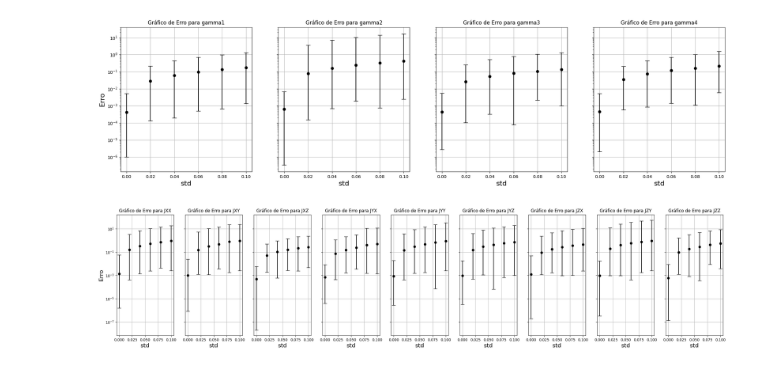
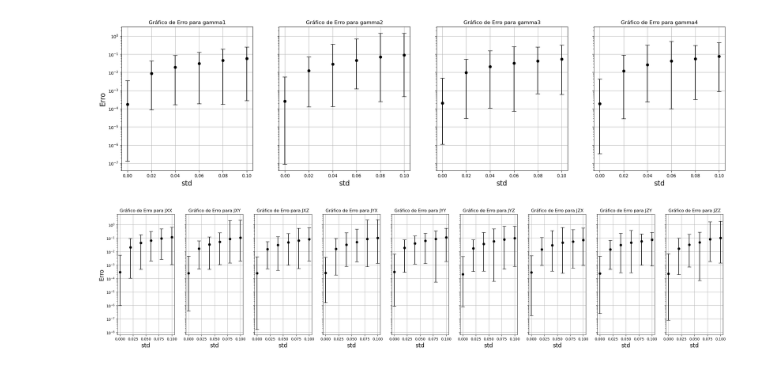
Before and after one commit to GubioGL/PINNverse_for_open_quantum_system, a Jupyter notebook: No fields/analise_dos_resultados.ipynb, the cells around one changed output. Cells and saved outputs as stored; diff of their text form; code cells hidden in the pictures.

```diff
--- a/No fields/analise_dos_resultados.ipynb
+++ b/No fields/analise_dos_resultados.ipynb
@@ -15,7 +15,7 @@ for std in [0,0.02,0.04,0.06,0.08,0.1]:
 
     # Loop para carregar os arquivos e calcular os erros
     for i in range(5, 101):
-        caminho = f"C:/Users/gubio/Pesquisa/PINN for open quantum system/No fields/data/parametro_nofields_N{N}_seed{i}_std{std}.csv"
+        caminho = f"C:/Users/Gubio/CODESACE/Pinn inverse for opem quantum system/No fields/data/parametro_nofields_N{N}_seed{i}_std{std}.csv"
 
         df = pd.read_csv(caminho, index_col=0)
 
@@ -159,14 +159,14 @@ N = 50
 for std in [0,0.02,0.04,0.06,0.08,0.1]:
     # Loop para carregar os arquivos e calcular os erros
     for i in range(1, 101):
-        caminho = f"C:/Users/gubio/Pesquisa/PINN for open quantum system/No fields/data/parametro_nofields_N{N}_seed{i}_std{std}.csv"
+        caminho = f"C:/Users/Gubio/CODESACE/Pinn inverse for opem quantum system/No fields/data/parametro_nofields_N{N}_seed{i}_std{std}.csv"
         df = pd.read_csv(caminho, index_col=0)
 
         # Calculando erros
         valor_real = df['treino'].str.strip('[]').astype(float)
         valor_previsto = df['previsto'].str.strip('[]').astype(float)
 
-        erro_abs = np.abs(valor_real - valor_previsto)/valor_real # MAPE
+        erro_abs = np.abs(valor_real - valor_previsto)#/valor_real # MAPE
 
         # Removendo Js0 e Js1
         erro_abs = erro_abs.drop(index=['JXX','JXY', 'JXZ', 'JYX', 'JYY', 'JYZ', 'JZX', 'JZY', 'JZZ'], errors='ignore')
@@ -198,7 +198,7 @@ for ax, (j, valores) in zip(axs, erros_abs_acumulados_por_parametro.items()):
 axs[0].set_ylabel('Erro', fontsize=16)
 plt.show()
 # %% [output]
-[figure, old version]
+[figure, new version]
 # %%
 # Inicializando listas para armazenar os erros acumulados para cada parâmetro
 erros_abs_acumulados_por_parametro = {j: [] for j in ['JXX','JXY', 'JXZ', 'JYX', 'JYY', 'JYZ', 'JZX', 'JZY', 'JZZ']}
@@ -206,43 +206,43 @@ N = 50
 for std in [0,0.02,0.04,0.06,0.08,0.1]:
     # Loop para carregar os arquivos e calcular os erros
     for i in range(1, 101):
-        caminho = f"C:/Users/gubio/Pesquisa/PINN for open quantum system/No fields/data/parametro_nofields_N{N}_seed{i}_std{std}.csv"
+        caminho = f"C:/Users/Gubio/CODESACE/Pinn inverse for opem quantum system/No fields/data/parametro_nofields_N{N}_seed{i}_std{std}.csv"
         df = pd.read_csv(caminho, index_col=0)
 
         # Calculando erros
         valor_real = df['treino'].str.strip('[]').astype(float)
         valor_previsto = df['previsto'].str.strip('[]').astype(float)
 
-        erro_abs = np.abs(valor_real - valor_previsto)/abs(valor_real) # MAPE
+        erro_abs = np.abs(valor_real - valor_previsto)#/abs(valor_real) # MAPE
 
         # Removendo Js0 e Js1
         erro_abs = erro_abs.drop(index=['gamma1', 'gamma2', 'gamma3', 'gamma4'], errors='ignore')
 
         # Acumulando erros por parâmetro
         for j in erros_abs_acumulados_por_parametro.keys():
             if j in erro_abs.index:
                 erros_abs_acumulados_por_parametro[j].append((std, erro_abs[j]))
 
 fig, axs = plt.subplots(1, 9, figsize=(30, 6), sharey=True)
 
 for ax, (j, valores) in zip(axs, erros_abs_acumulados_por_parametro.items()):
     valores_df = pd.DataFrame(valores, columns=['std', 'Erro'])
 
     # Calculando a média, mínimo e máximo
     media = valores_df.groupby('std')['Erro'].mean()
     minimo = valores_df.groupby('std')['Erro'].min()
     maximo = valores_df.groupby('std')['Erro'].max()
 
     # Calculando as barras de erro
     yerr = [media - minimo, maximo - media]
 
     ax.errorbar(media.index, media, yerr=yerr, fmt='ko', capsize=5)
     ax.set_title(f"Gráfico de Erro para {j}")
     ax.set_xlabel('std', fontsize=16)
     ax.set_yscale('log')
     ax.grid(True)
 
 axs[0].set_ylabel('Erro', fontsize=16)
 plt.show()
 # %% [output]
-[figure, old version]
+[figure, new version]
```
Also changed, not shown: parts of 2 cells of this notebook, 1 other file.
